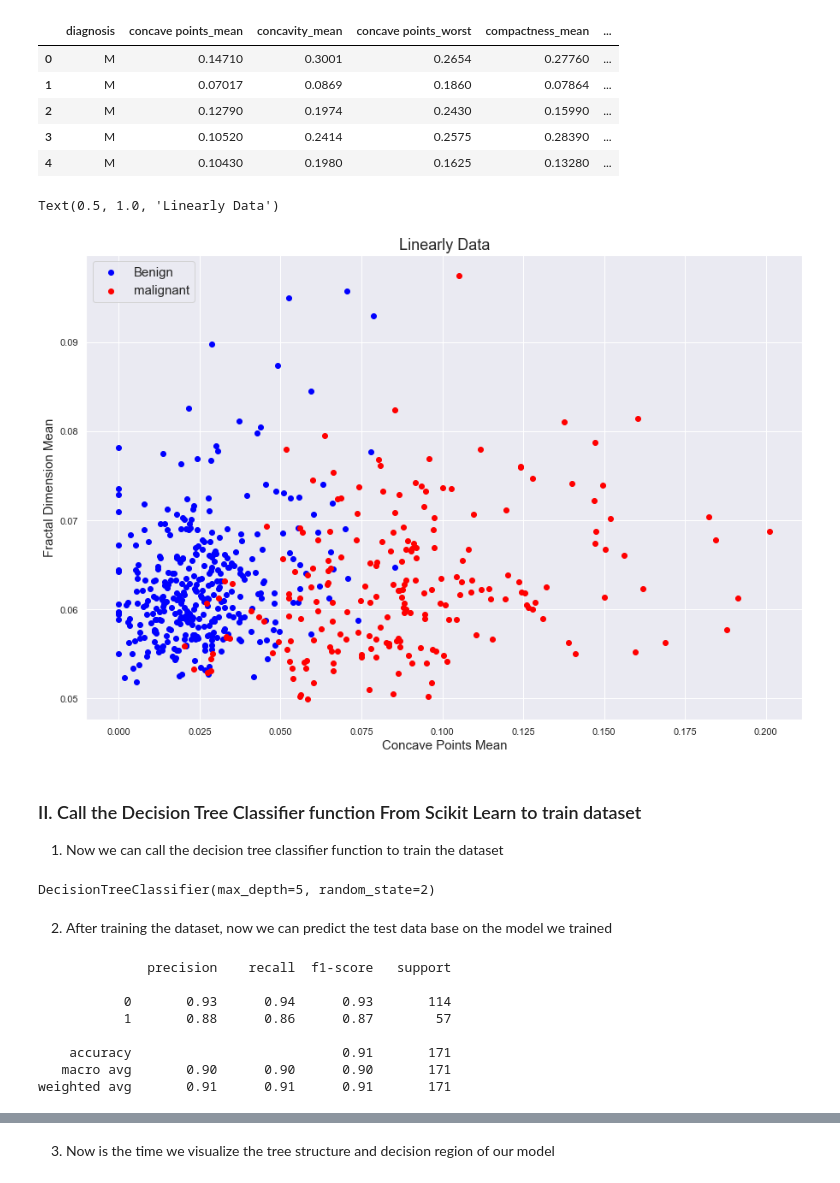
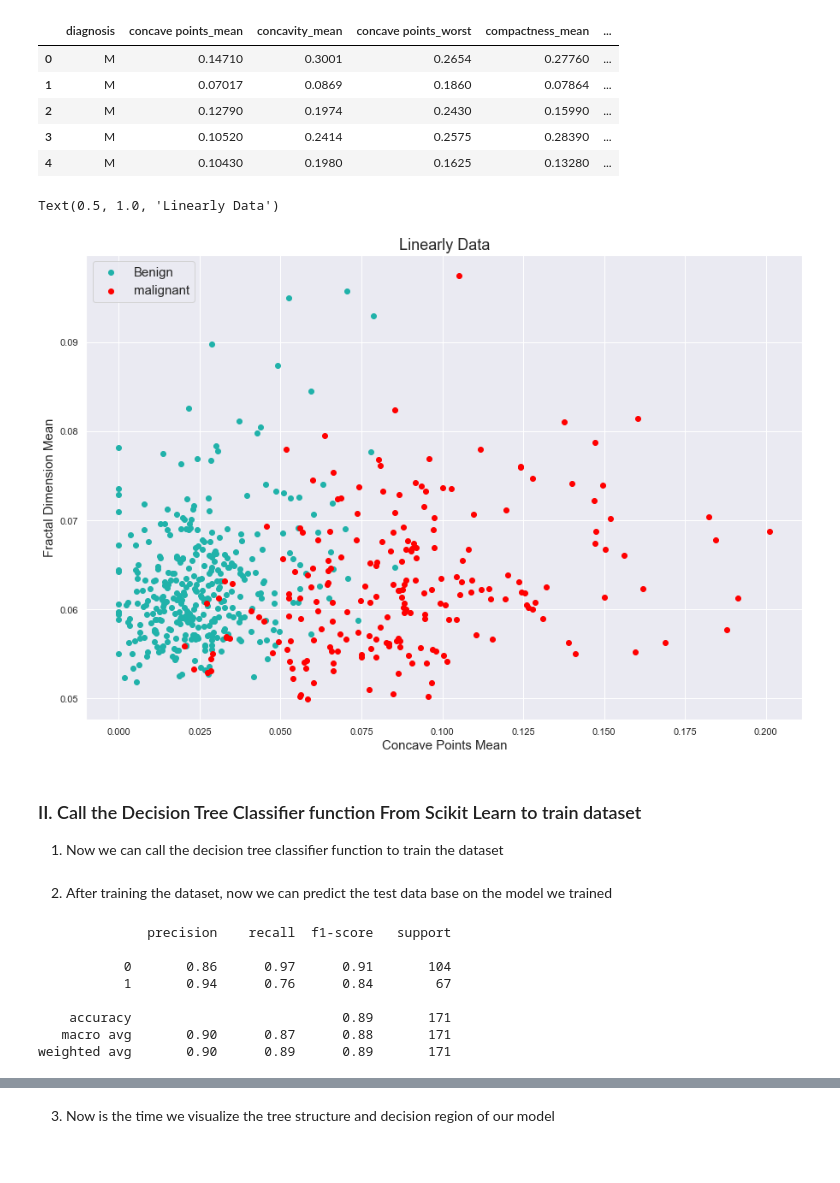
Before and after one commit to TrellixVulnTeam/ThanhLa_Data4319_2I89, a Jupyter notebook: 7. Decision Tree/source_7.ipynb, the cells around one changed output, grey strips where cells are left out. Cells and saved outputs as stored; diff of their text form; code cells hidden in the pictures.

```diff
--- a/7. Decision Tree/source_7.ipynb
+++ b/7. Decision Tree/source_7.ipynb
@@ -36,21 +36,21 @@ X_train, X_test, y_train, y_test = train_test_split(X, y, test_size = 0.3)
 # %%
 fig, (ax1) = plt.subplots(1, 1, figsize=(15,10))
 
 ax1.scatter(benign['concave points_mean'],
             benign['fractal_dimension_mean'],
-            color = "blue",
+            color = "lightseagreen",
             label = "Benign")
 ax1.scatter(maglignant['concave points_mean'],
             maglignant['fractal_dimension_mean'],
             color = "red",
             label = "malignant")
 ax1.set_xlabel("Concave Points Mean", fontsize = 15)
 ax1.set_ylabel("Fractal Dimension Mean", fontsize = 15)
 ax1.legend(fontsize = 15, loc = "upper left")
 ax1.set_title("Linearly Data", fontsize = 18)
 # %% [output]
 Text(0.5, 1.0, 'Linearly Data')
-[figure, old version]
+[figure, new version]
 # %% [markdown]
 ### II. Call the Decision Tree Classifier function From Scikit Learn to train dataset
 1. Now we can call the decision tree classifier function to train the dataset
@@ -59,13 +59,10 @@ from sklearn.tree import DecisionTreeClassifier
 
 dtree_model = DecisionTreeClassifier(max_depth=5, random_state=2)
 dtree_model.fit(X_train, y_train)
+predictions = dtree_model.predict(X_test)
-# %% [output]
-DecisionTreeClassifier(max_depth=5, random_state=2)
 # %% [markdown]
 2. After training the dataset, now we can predict the test data base on the model we trained
 # %%
-predictions = dtree_model.predict(X_test)
-
 from sklearn.metrics import classification_report
 from sklearn.metrics import confusion_matrix
 
@@ -73,12 +70,12 @@ print(classification_report(y_test, predictions))
 # %% [output]
               precision    recall  f1-score   support
 
-           0       0.93      0.94      0.93       114
-           1       0.88      0.86      0.87        57
+           0       0.86      0.97      0.91       104
+           1       0.94      0.76      0.84        67
 
-    accuracy                           0.91       171
-   macro avg       0.90      0.90      0.90       171
-weighted avg       0.91      0.91      0.91       171
+    accuracy                           0.89       171
+   macro avg       0.90      0.87      0.88       171
+weighted avg       0.90      0.89      0.89       171
 # %%
 # The confusion matrix
 cf_matrix = confusion_matrix(y_test, predictions)
```
Also changed, not shown: parts of 5 cells of this notebook.
